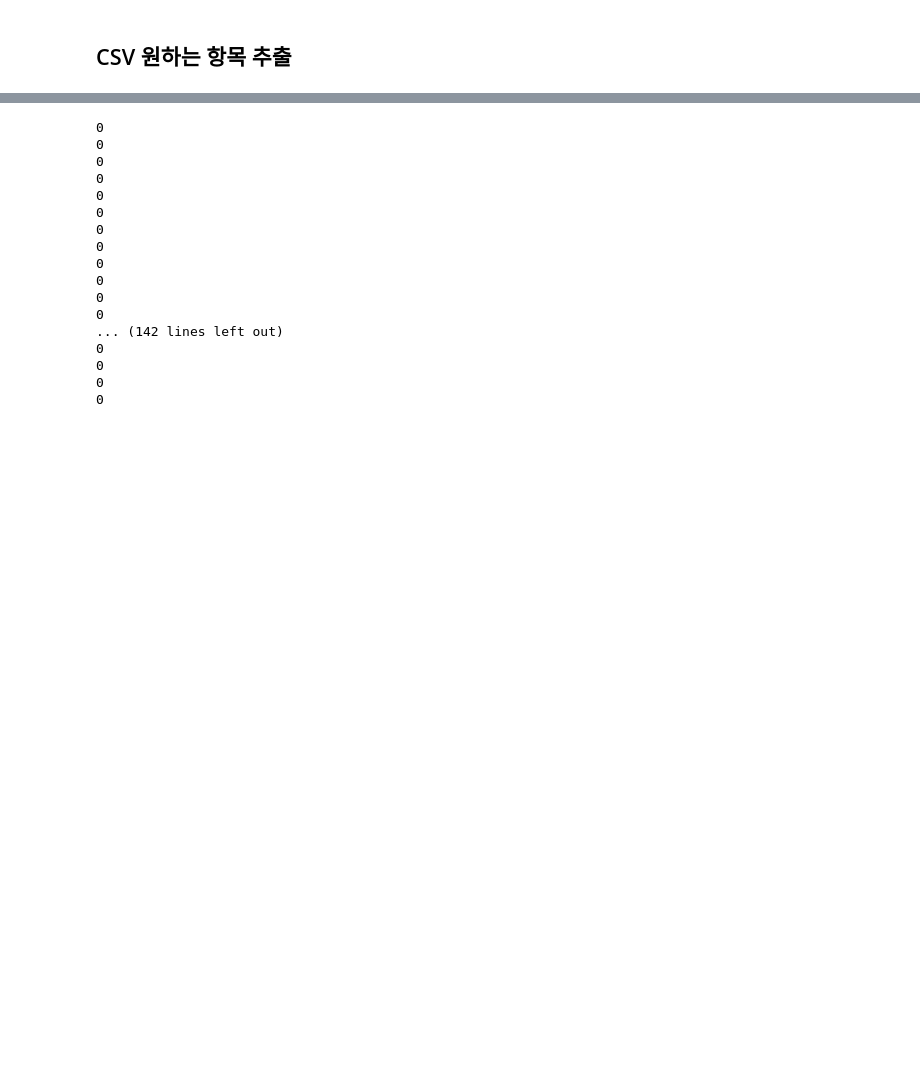
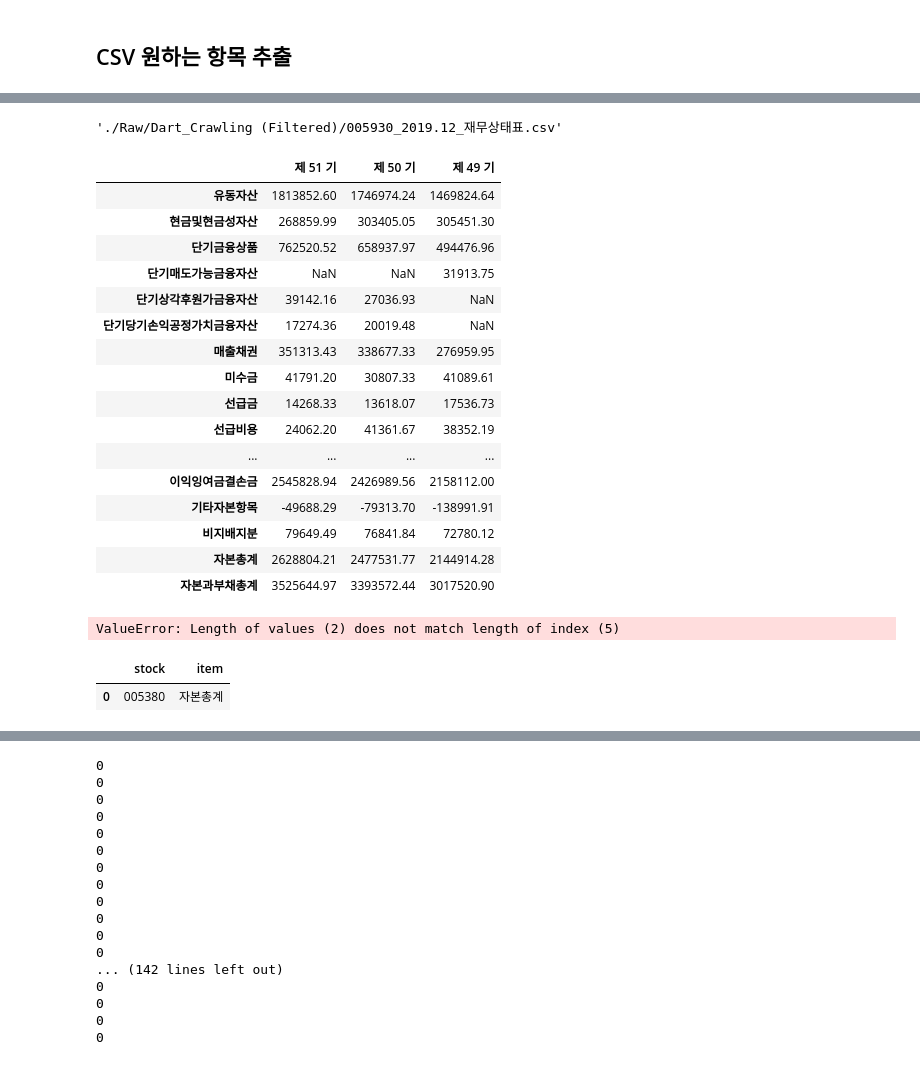
Before and after one commit to malkovich0/Finance, a Jupyter notebook: Dart Download.ipynb, the cells around one changed output, grey strips where cells are left out. Drawn from its saved outputs; the diff is of its cells as text; code cells hidden in the pictures; blank space fills up the shorter version.

Commit message:
20210417_reading_item

```diff
--- a/Dart Download.ipynb
+++ b/Dart Download.ipynb
@@ -423,8 +431,14 @@ def reading_csv (file):
 data_path = './Raw/Dart_Crawling (Filtered)/'
 files_list = os.listdir(data_path)
 # %%
+files_list_bs = []
+files_list_is = []
 files_list_cf = []
 for file in files_list:
+    if '재무상태표' in file:
+        files_list_bs.append(file)
+    if '손익계산서' in file:
+        files_list_is.append(file)
     if '현금흐름표' in file:
         files_list_cf.append(file)
 # %%
@@ -435,2 +448,47 @@ for files in files_list_cf:
     stocks.append(stock)
 stocks = list(set(stocks))
+# %%
+file = data_path+files_list_bs[99]
+file
+# %% [output]
+'./Raw/Dart_Crawling (Filtered)/005930_2019.12_재무상태표.csv'
+# %%
+try:
+    csv_temp = pd.read_csv(file, encoding ='cp949',index_col = 0)
+except UnicodeDecodeError:
+    csv_temp = pd.read_csv(file, encoding ='utf-8',index_col = 0)
+csv_temp
+# %% [output]
+|  | 제 51 기 | 제 50 기 | 제 49 기 |
+| 유동자산 | 1813852.60 | 1746974.24 | 1469824.64 |
+| 현금및현금성자산 | 268859.99 | 303405.05 | 305451.30 |
+| 단기금융상품 | 762520.52 | 658937.97 | 494476.96 |
+| 단기매도가능금융자산 | NaN | NaN | 31913.75 |
+| 단기상각후원가금융자산 | 39142.16 | 27036.93 | NaN |
+| 단기당기손익공정가치금융자산 | 17274.36 | 20019.48 | NaN |
+| 매출채권 | 351313.43 | 338677.33 | 276959.95 |
+| 미수금 | 41791.20 | 30807.33 | 41089.61 |
+| 선급금 | 14268.33 | 13618.07 | 17536.73 |
+| 선급비용 | 24062.20 | 41361.67 | 38352.19 |
+| ... | ... | ... | ... |
+| 이익잉여금결손금 | 2545828.94 | 2426989.56 | 2158112.00 |
+| 기타자본항목 | -49688.29 | -79313.70 | -138991.91 |
+| 비지배지분 | 79649.49 | 76841.84 | 72780.12 |
+| 자본총계 | 2628804.21 | 2477531.77 | 2144914.28 |
+| 자본과부채총계 | 3525644.97 | 3393572.44 | 3017520.90 |
+# %%
+stock = stocks[0]
+items = ['자본총계','비지배지분']
+csv_bs_temp = pd.DataFrame()
+csv_bs_temp['stock'] = [stock]*len(item)
+csv_bs_temp['item'] = items
+csv_bs_temp
+# %% [output]
+ValueError: Length of values (2) does not match length of index (5)
+# %%
+csv_bs_temp[csv_bs_temp['item']=='자본총계']
+# [year]='a'
+# csv_bs_temp
+# %% [output]
+|  | stock | item |
+| 0 | 005380 | 자본총계 |
```
Also changed, not shown: parts of 6 cells of this notebook.
